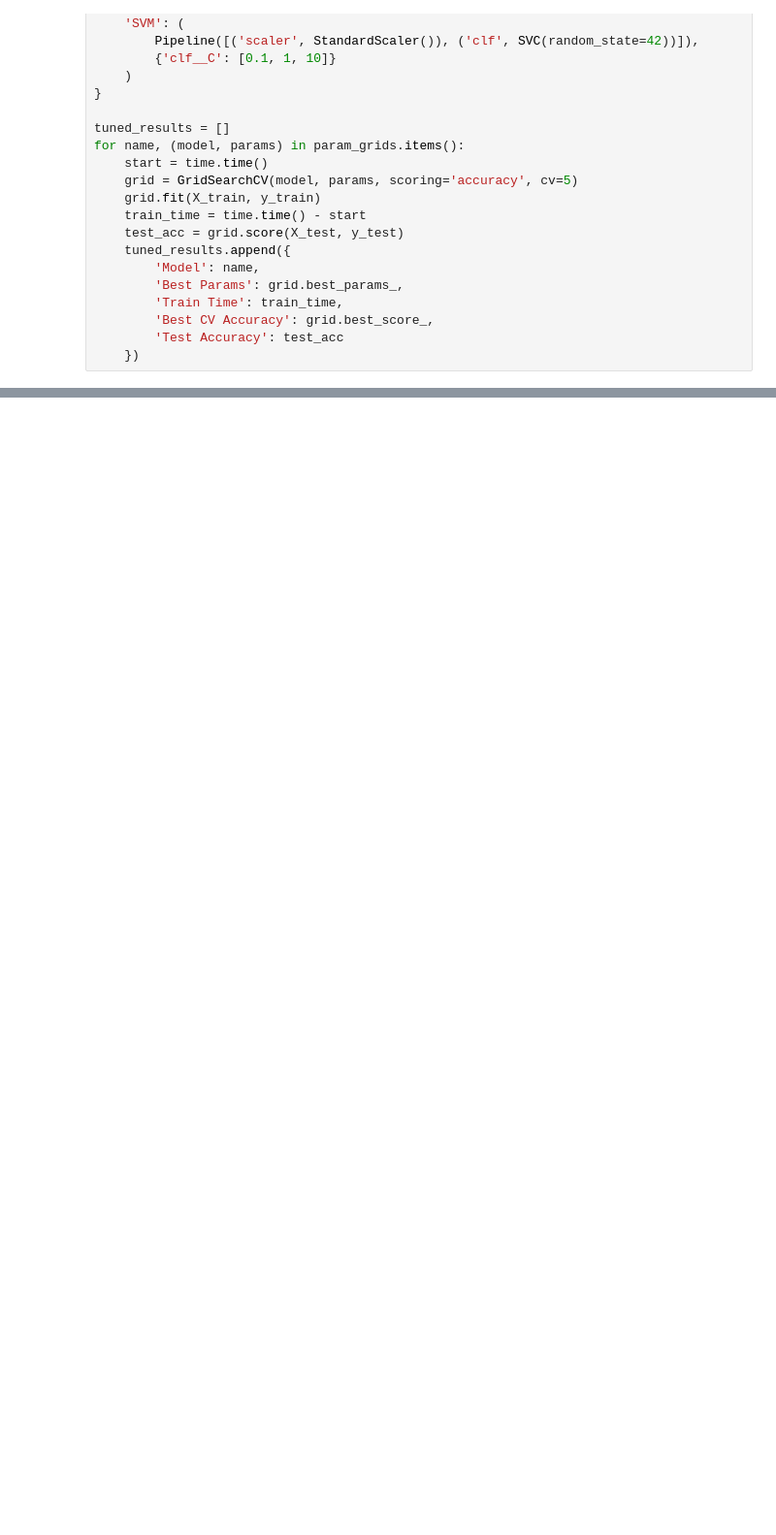
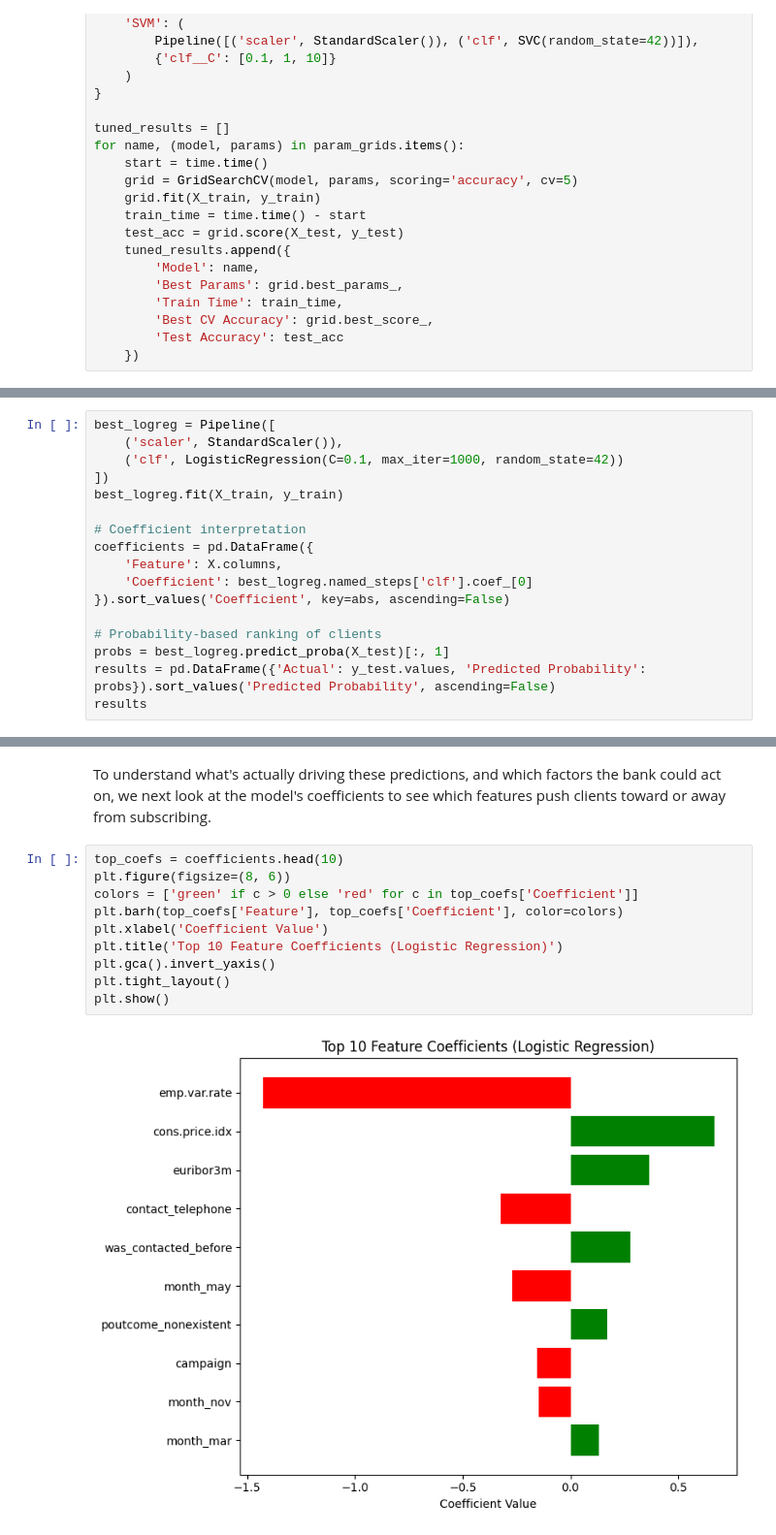
Before and after one commit to vipphan/practical-application-3, a Jupyter notebook: prompt_III.ipynb, the cells around one changed output, grey strips where cells are left out. Shown at 97% size. Drawn from its saved outputs; the diff is of its cells as text; blank space fills up the shorter version.

```diff
--- a/prompt_III.ipynb
+++ b/prompt_III.ipynb
@@ -399,0 +409,17 @@ tuned_results_df
+# %%
+best_logreg = Pipeline([
+    ('scaler', StandardScaler()),
+    ('clf', LogisticRegression(C=0.1, max_iter=1000, random_state=42))
+])
+best_logreg.fit(X_train, y_train)
+
+# Coefficient interpretation
+coefficients = pd.DataFrame({
+    'Feature': X.columns,
+    'Coefficient': best_logreg.named_steps['clf'].coef_[0]
+}).sort_values('Coefficient', key=abs, ascending=False)
+
+# Probability-based ranking of clients
+probs = best_logreg.predict_proba(X_test)[:, 1]
+results = pd.DataFrame({'Actual': y_test.values, 'Predicted Probability': probs}).sort_values('Predicted Probability', ascending=False)
+results
@@ -399,0 +446,14 @@ tuned_results_df
+# %% [markdown]
+To understand what's actually driving these predictions, and which factors the bank could act on, we next look at the model's coefficients to see which features push clients toward or away from subscribing.
+# %%
+top_coefs = coefficients.head(10)
+plt.figure(figsize=(8, 6))
+colors = ['green' if c > 0 else 'red' for c in top_coefs['Coefficient']]
+plt.barh(top_coefs['Feature'], top_coefs['Coefficient'], color=colors)
+plt.xlabel('Coefficient Value')
+plt.title('Top 10 Feature Coefficients (Logistic Regression)')
+plt.gca().invert_yaxis()
+plt.tight_layout()
+plt.show()
+# %% [output]
+[figure, added]
```
Also changed, not shown: parts of 15 cells of this notebook.
